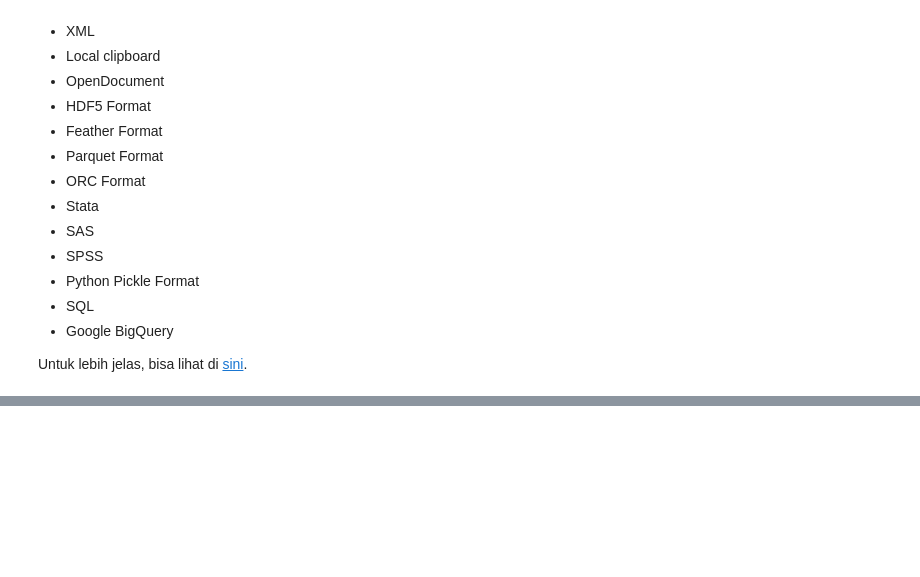
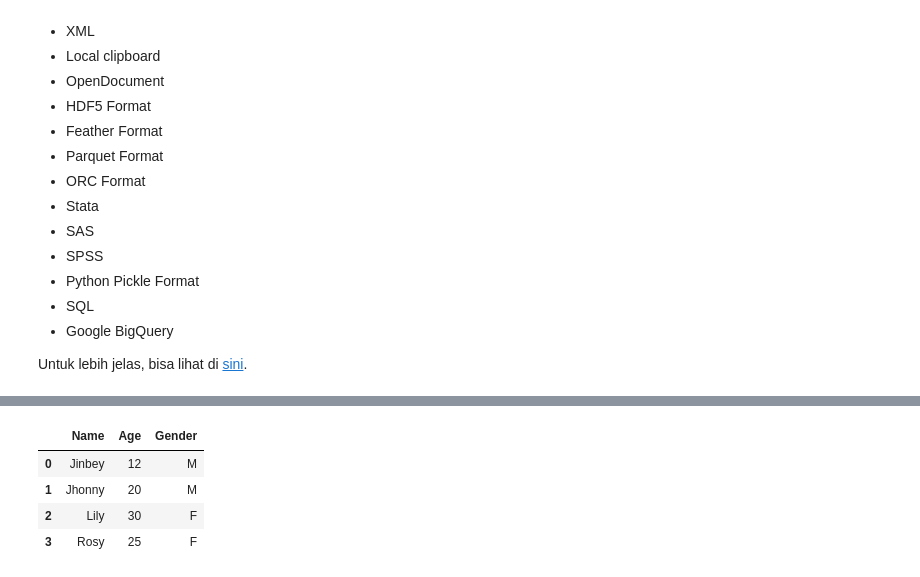
Before and after one commit to jinbeydev/id_pandas_series, a Jupyter notebook: 2_File_I_O_Load_Write_Data_From_to_Files.ipynb, the cells around one changed output, grey strips where cells are left out. Saved outputs shown, nothing was run; the diff lists cells and outputs as text; code cells hidden in the pictures; blank space fills up the shorter version.

```diff
--- a/2_File_I_O_Load_Write_Data_From_to_Files.ipynb
+++ b/2_File_I_O_Load_Write_Data_From_to_Files.ipynb
@@ -32,0 +57,9 @@ Untuk lebih jelas, bisa lihat di [sini](https://pandas.pydata.org/docs/user_guid
+# %%
+excel_df = pd.read_excel("excel_data.xlsx", sheet_name="Sheet1")
+excel_df
+# %% [output]
+|  | Name | Age | Gender |
+| 0 | Jinbey | 12 | M |
+| 1 | Jhonny | 20 | M |
+| 2 | Lily | 30 | F |
+| 3 | Rosy | 25 | F |
```
Also changed, not shown: parts of 26 cells of this notebook.
